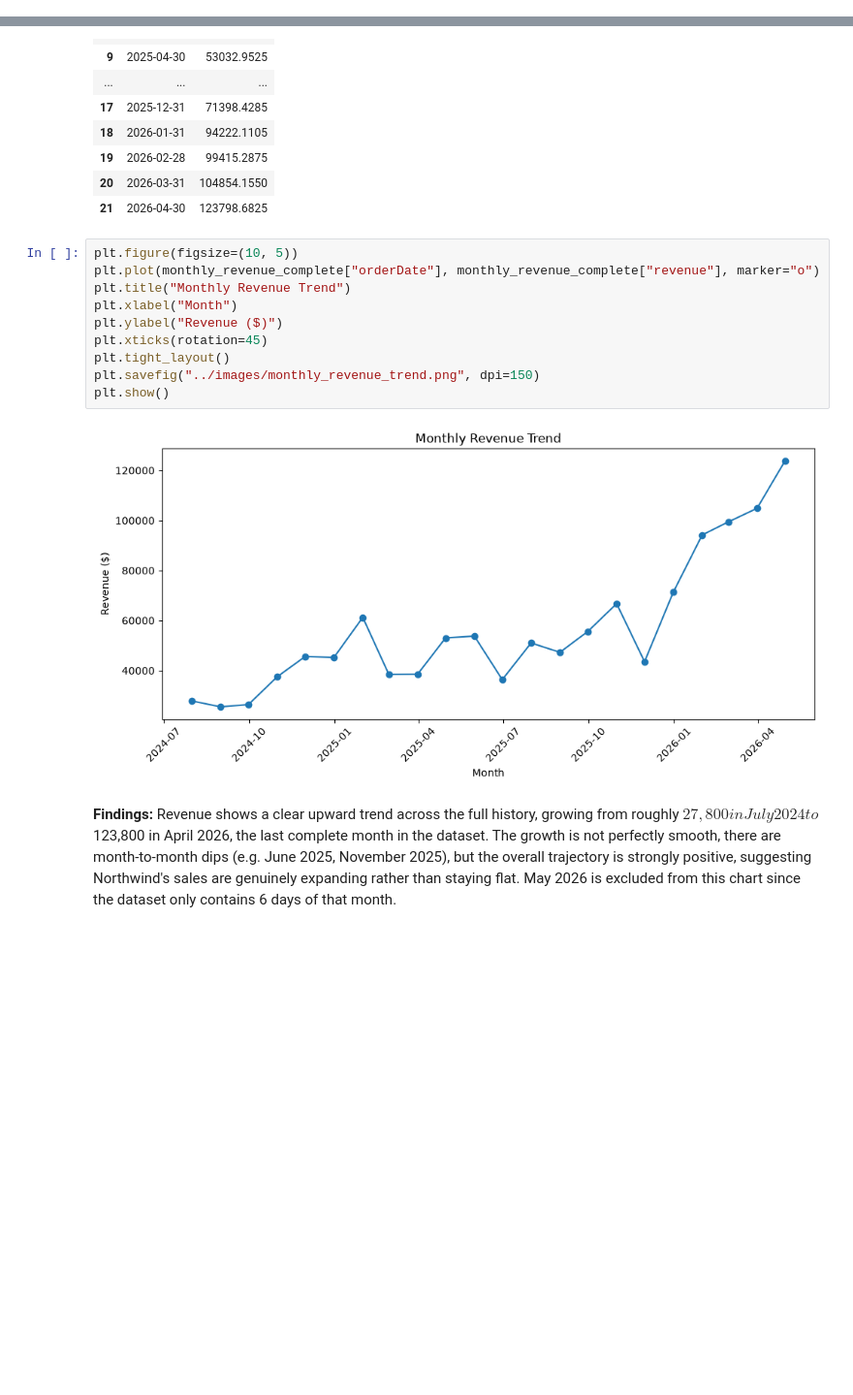
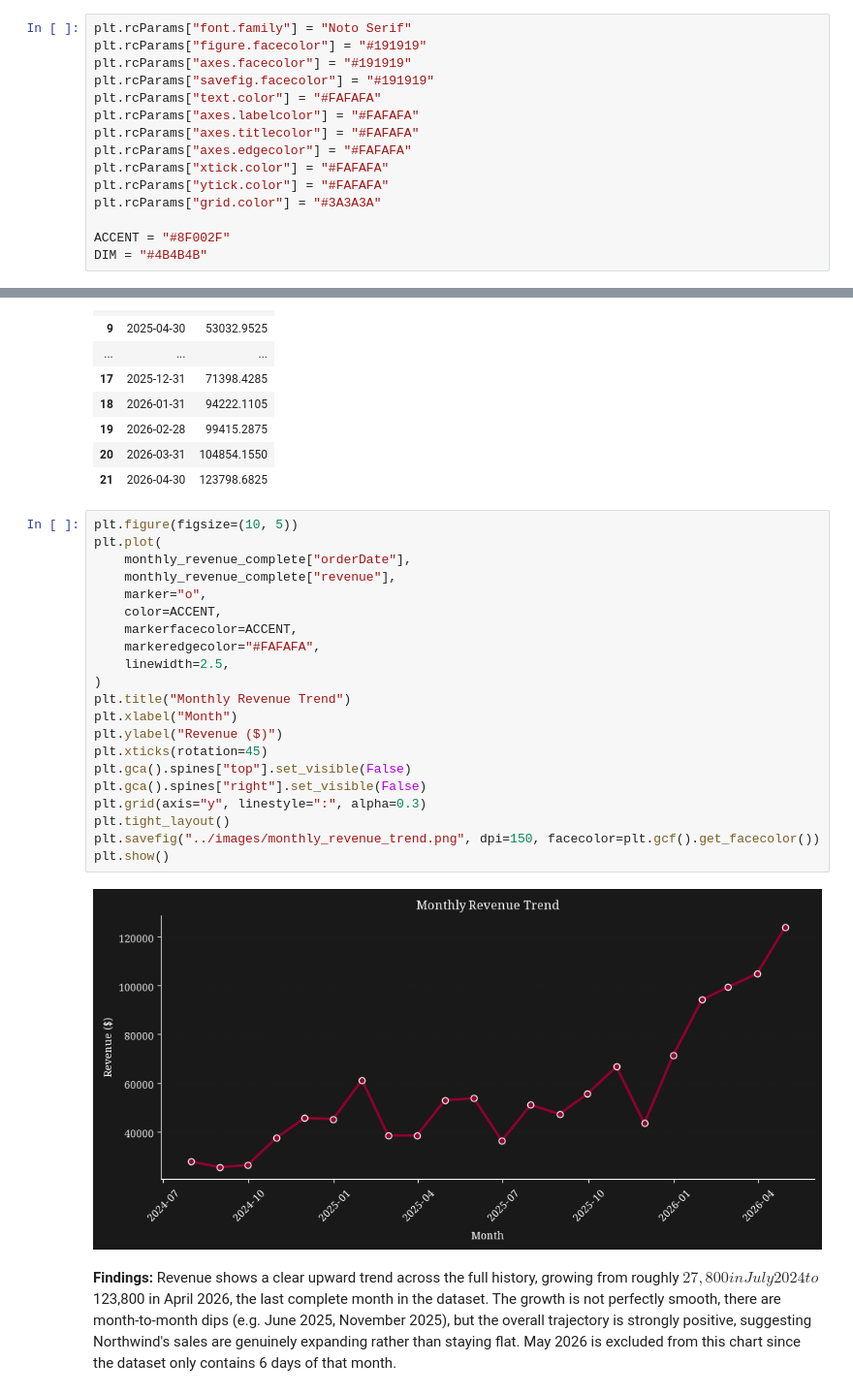
Before and after one commit to ditodjati/Northwind-Sales-Analysis, a Jupyter notebook: notebooks/Northwind_Sales_Analysis.ipynb, the cells around one changed output, grey strips where cells are left out. Shown at 97% size. Saved outputs shown, nothing was run; the diff lists cells and outputs as text; blank space fills up the shorter version.

```diff
--- a/notebooks/Northwind_Sales_Analysis.ipynb
+++ b/notebooks/Northwind_Sales_Analysis.ipynb
@@ -25,6 +25,21 @@ import matplotlib.pyplot as plt
 import seaborn as sns
 
 pd.set_option("display.max_columns", None)
+# %%
+plt.rcParams["font.family"] = "Noto Serif"
+plt.rcParams["figure.facecolor"] = "#191919"
+plt.rcParams["axes.facecolor"] = "#191919"
+plt.rcParams["savefig.facecolor"] = "#191919"
+plt.rcParams["text.color"] = "#FAFAFA"
+plt.rcParams["axes.labelcolor"] = "#FAFAFA"
+plt.rcParams["axes.titlecolor"] = "#FAFAFA"
+plt.rcParams["axes.edgecolor"] = "#FAFAFA"
+plt.rcParams["xtick.color"] = "#FAFAFA"
+plt.rcParams["ytick.color"] = "#FAFAFA"
+plt.rcParams["grid.color"] = "#3A3A3A"
+
+ACCENT = "#8F002F"
+DIM = "#4B4B4B"
 # %% [markdown]
 ## Data Understanding and Cleaning
 # %%
@@ -343,16 +358,27 @@ Last complete month: 2026-04-30 00:00:00
 | 21 | 2026-04-30 | 123798.6825 |
 # %%
 plt.figure(figsize=(10, 5))
-plt.plot(monthly_revenue_complete["orderDate"], monthly_revenue_complete["revenue"], marker="o")
+plt.plot(
+    monthly_revenue_complete["orderDate"],
+    monthly_revenue_complete["revenue"],
+    marker="o",
+    color=ACCENT,
+    markerfacecolor=ACCENT,
+    markeredgecolor="#FAFAFA",
+    linewidth=2.5,
+)
 plt.title("Monthly Revenue Trend")
 plt.xlabel("Month")
 plt.ylabel("Revenue ($)")
 plt.xticks(rotation=45)
+plt.gca().spines["top"].set_visible(False)
+plt.gca().spines["right"].set_visible(False)
+plt.grid(axis="y", linestyle=":", alpha=0.3)
 plt.tight_layout()
-plt.savefig("../images/monthly_revenue_trend.png", dpi=150)
+plt.savefig("../images/monthly_revenue_trend.png", dpi=150, facecolor=plt.gcf().get_facecolor())
 plt.show()
 # %% [output]
-[figure, old version]
+[figure, new version]
 # %% [markdown]
 **Findings:** Revenue shows a clear upward trend across the full history, growing from roughly $27,800 in July 2024 to $123,800 in April 2026, the last complete month in the dataset. The growth is not perfectly smooth, there are month-to-month dips (e.g. June 2025, November 2025), but the overall trajectory is strongly positive, suggesting Northwind's sales are genuinely expanding rather than staying flat. May 2026 is excluded from this chart since the dataset only contains 6 days of that month.
 # %% [markdown]
```
Also changed, not shown: parts of 5 cells of this notebook.
